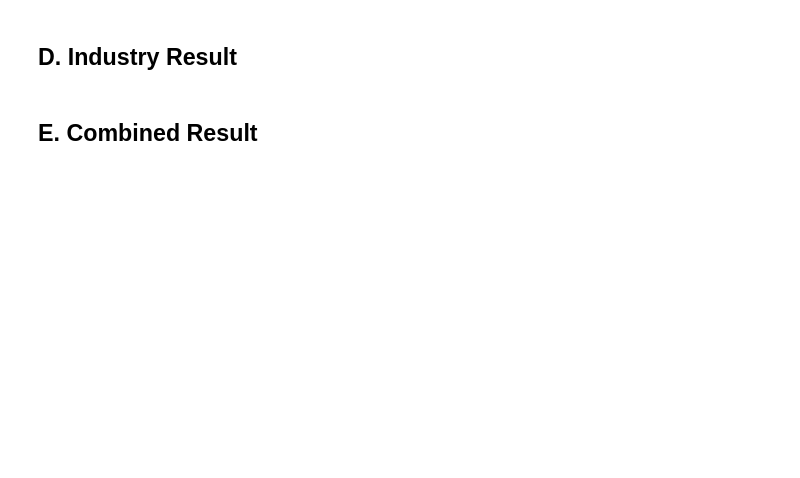
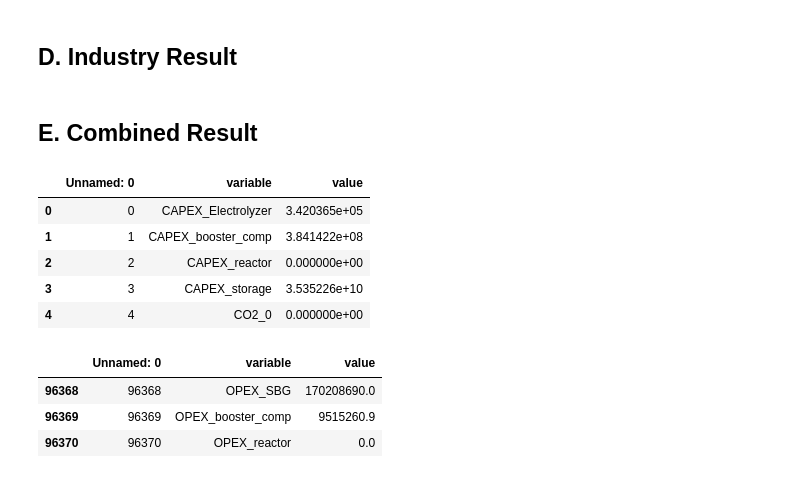
Before and after one commit to lewisjko/FYDP, a Jupyter notebook: FYDP.ipynb, the cells around one changed output. Drawn from its saved outputs; the diff is of its cells as text; code cells hidden in the pictures; blank space fills up the shorter version.

```diff
--- a/FYDP.ipynb
+++ b/FYDP.ipynb
@@ -1169,3 +1767,21 @@ plt.legend()
 ## D. Industry Result
 # %% [markdown]
 ## E. Combined Result
+# %%
+combined_result_df = pd.read_csv('combined_result.csv')
+# %%
+combined_result_df.head()
+# %% [output]
+|  | Unnamed: 0 | variable | value |
+| 0 | 0 | CAPEX_Electrolyzer | 3.420365e+05 |
+| 1 | 1 | CAPEX_booster_comp | 3.841422e+08 |
+| 2 | 2 | CAPEX_reactor | 0.000000e+00 |
+| 3 | 3 | CAPEX_storage | 3.535226e+10 |
+| 4 | 4 | CO2_0 | 0.000000e+00 |
+# %%
+combined_result_df[combined_result_df['variable'].str.contains('OPEX')]
+# %% [output]
+|  | Unnamed: 0 | variable | value |
+| 96368 | 96368 | OPEX_SBG | 170208690.0 |
+| 96369 | 96369 | OPEX_booster_comp | 9515260.9 |
+| 96370 | 96370 | OPEX_reactor | 0.0 |
```
Also changed, not shown: parts of 15 cells of this notebook.
